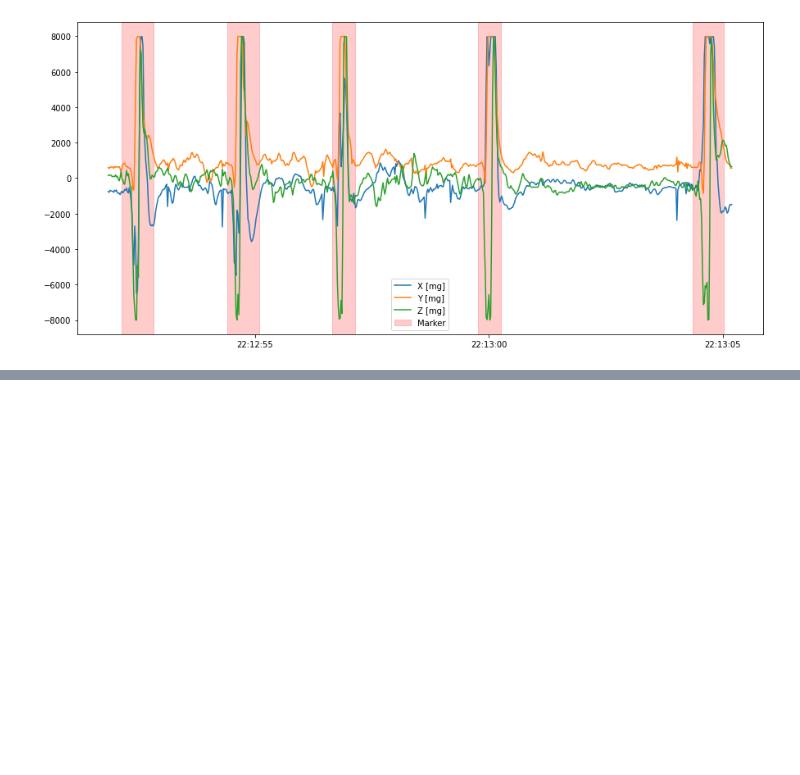
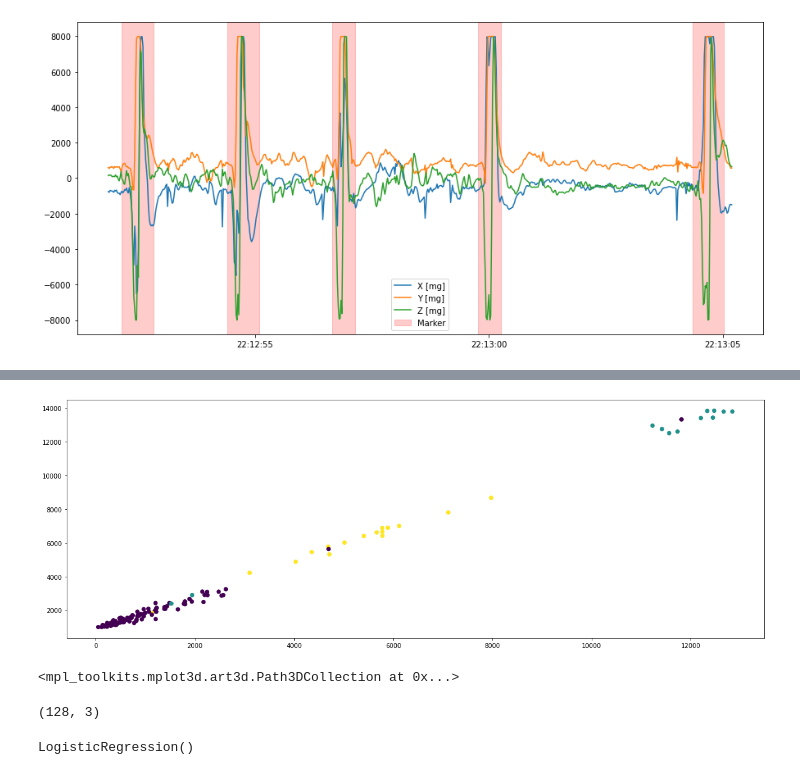
Before and after one commit to CamposCarvalhoC/Unihockey-Qself, a Jupyter notebook: unikockey.ipynb, the cells around one changed output, grey strips where cells are left out. Cells and saved outputs as stored; diff of their text form; code cells hidden in the pictures; blank space fills up the shorter version.

```diff
--- a/unikockey.ipynb
+++ b/unikockey.ipynb
@@ -187,0 +214,18 @@ box_plot(data,y,window_size)
+# %%
+# Quick plot to see if we can separate the data for machine learning
+fig,ax = plt.subplots(figsize=(20,7))
+ax.scatter(X[:,0],X[:,1],c=y)
+plt.show()
+# %% [output]
+[figure, added]
+# %%
+%matplotlib qt
+
+fig = plt.figure(figsize=(20,7))
+ax = fig.add_subplot(projection='3d')
+
+ax.scatter(X[:,0],X[:,1],X[:,2],c=y)
+
+plt.show()
+# %% [output]
+<mpl_toolkits.mplot3d.art3d.Path3DCollection at 0x...>
@@ -187,0 +237,4 @@ box_plot(data,y,window_size)
+# %%
+X.shape
+# %% [output]
+(128, 3)
@@ -187,0 +243,5 @@ box_plot(data,y,window_size)
+# %%
+clf = LogisticRegression()
+clf.fit(X_train,y_train)
+# %% [output]
+LogisticRegression()
```
Also changed, not shown: parts of 14 cells of this notebook.
